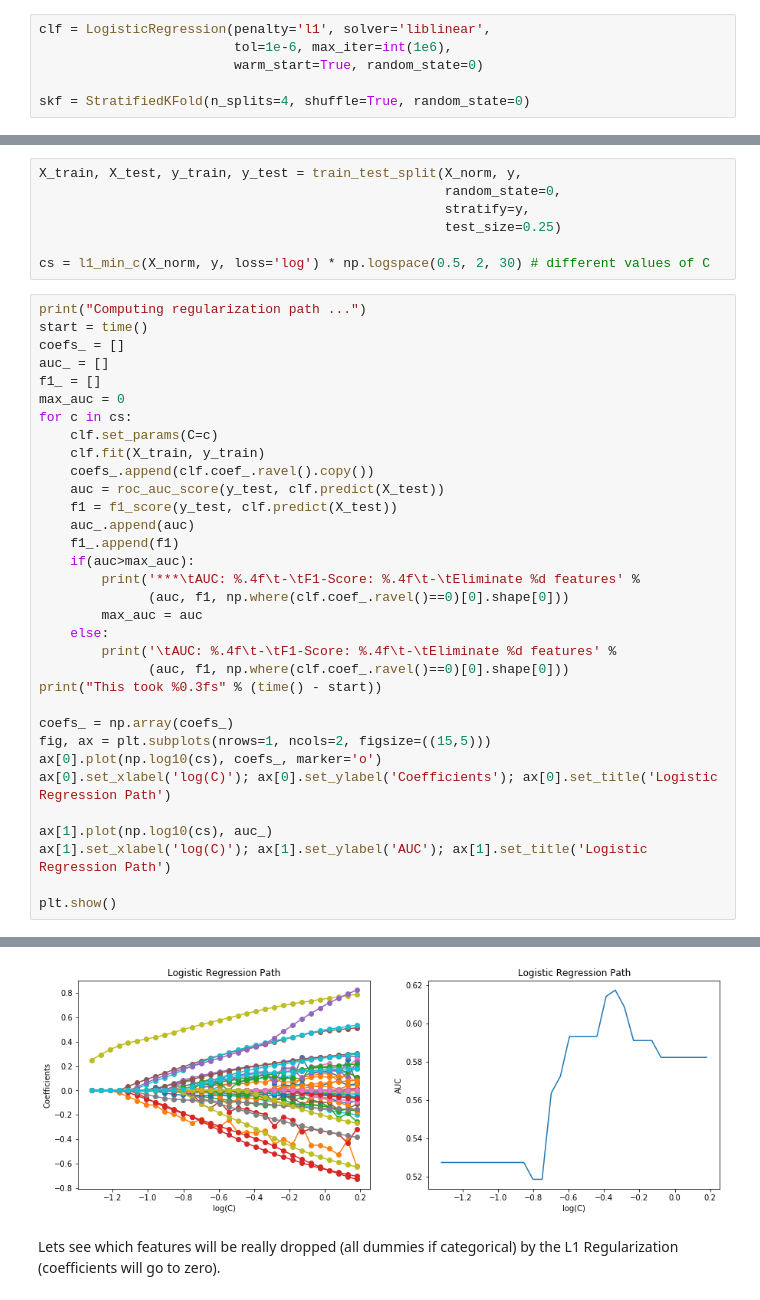
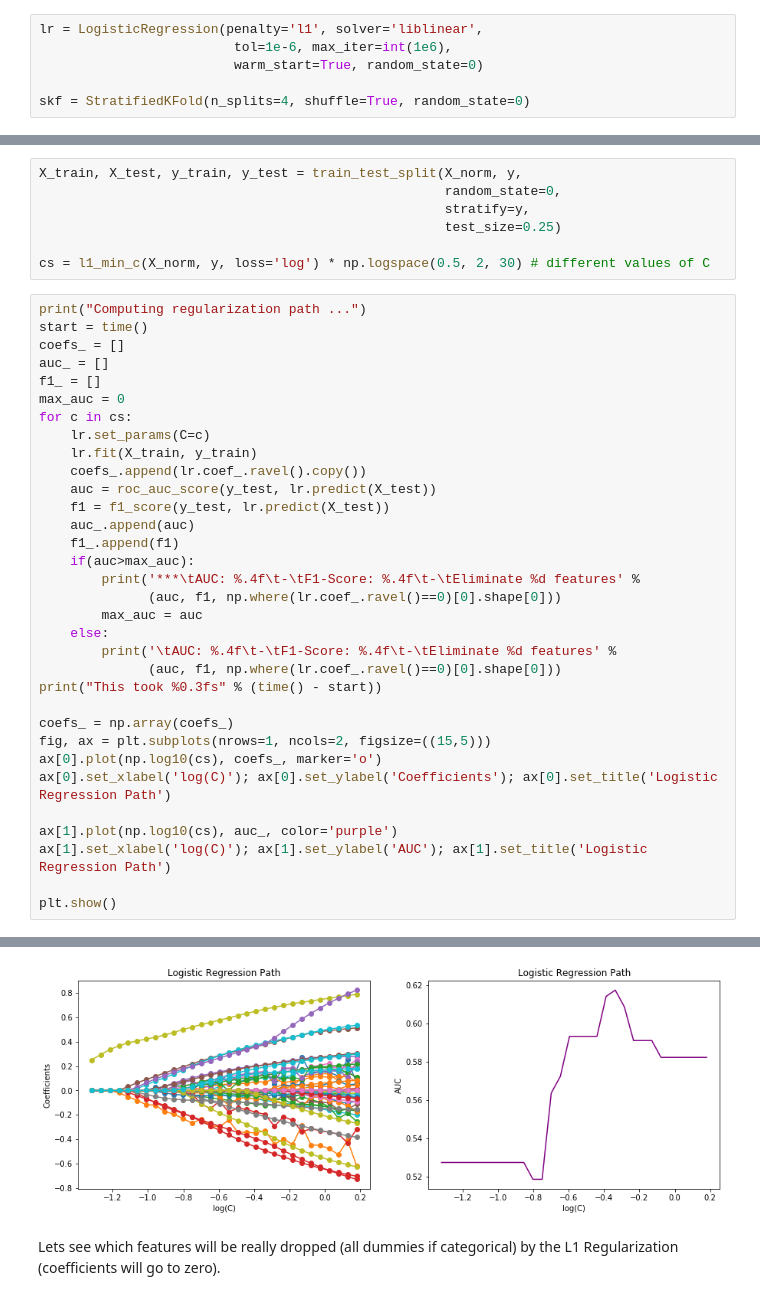
Before and after one commit to jardsantos/recpad_project, a Jupyter notebook: recpad.ipynb, the cells around one changed output, grey strips where cells are left out. Drawn from its saved outputs; the diff is of its cells as text.

Commit message:
update
final version of metrics, missing some plots

```diff
--- a/recpad.ipynb
+++ b/recpad.ipynb
@@ -112,5 +112,5 @@ First, we will see how the Logistic Regression Classifier will performance using
 # %%
-clf = LogisticRegression(penalty='l1', solver='liblinear',
+lr = LogisticRegression(penalty='l1', solver='liblinear',
                          tol=1e-6, max_iter=int(1e6),
                          warm_start=True, random_state=0)
 
@@ -170,20 +149,20 @@ auc_ = []
 f1_ = []
 max_auc = 0
 for c in cs:
-    clf.set_params(C=c)
-    clf.fit(X_train, y_train)
-    coefs_.append(clf.coef_.ravel().copy())
-    auc = roc_auc_score(y_test, clf.predict(X_test))
-    f1 = f1_score(y_test, clf.predict(X_test))
+    lr.set_params(C=c)
+    lr.fit(X_train, y_train)
+    coefs_.append(lr.coef_.ravel().copy())
+    auc = roc_auc_score(y_test, lr.predict(X_test))
+    f1 = f1_score(y_test, lr.predict(X_test))
     auc_.append(auc)
     f1_.append(f1)
     if(auc>max_auc):
         print('***\tAUC: %.4f\t-\tF1-Score: %.4f\t-\tEliminate %d features' %
-              (auc, f1, np.where(clf.coef_.ravel()==0)[0].shape[0]))
+              (auc, f1, np.where(lr.coef_.ravel()==0)[0].shape[0]))
         max_auc = auc
     else:
         print('\tAUC: %.4f\t-\tF1-Score: %.4f\t-\tEliminate %d features' %
-              (auc, f1, np.where(clf.coef_.ravel()==0)[0].shape[0]))
+              (auc, f1, np.where(lr.coef_.ravel()==0)[0].shape[0]))
 print("This took %0.3fs" % (time() - start))
 
 coefs_ = np.array(coefs_)
@@ -191,7 +170,7 @@ fig, ax = plt.subplots(nrows=1, ncols=2, figsize=((15,5)))
 ax[0].plot(np.log10(cs), coefs_, marker='o')
 ax[0].set_xlabel('log(C)'); ax[0].set_ylabel('Coefficients'); ax[0].set_title('Logistic Regression Path')
 
-ax[1].plot(np.log10(cs), auc_)
+ax[1].plot(np.log10(cs), auc_, color='purple')
 ax[1].set_xlabel('log(C)'); ax[1].set_ylabel('AUC'); ax[1].set_title('Logistic Regression Path')
 
 plt.show()
@@ -216,4 +195,4 @@ This took 0.286s
-[figure, old version]
+[figure, new version]
 # %% [markdown]
 Lets see which features will be really dropped (all dummies if categorical) by the L1 Regularization (coefficients will go to zero).
 # %%
```
Also changed, not shown: parts of 10 cells of this notebook.
